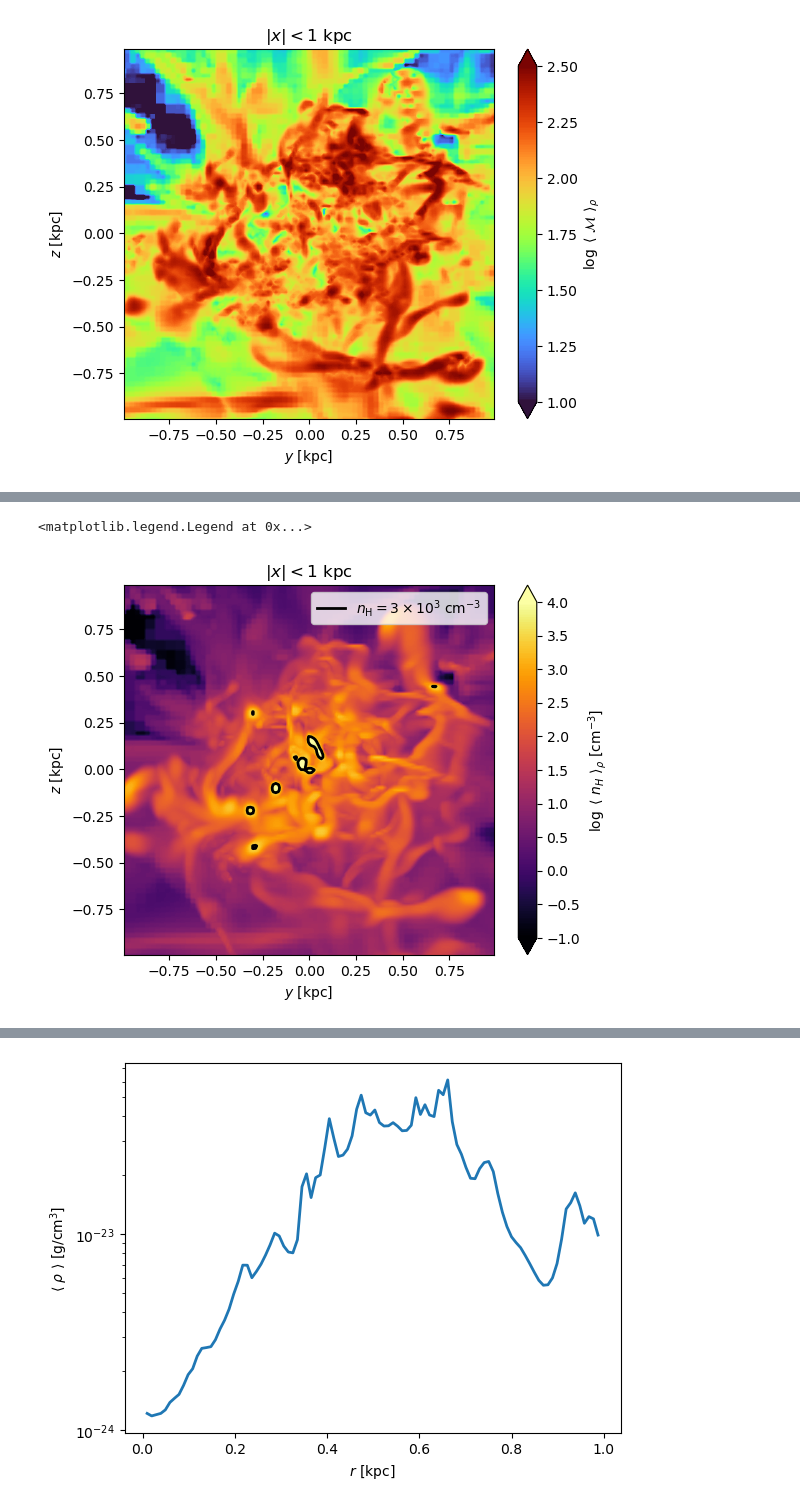
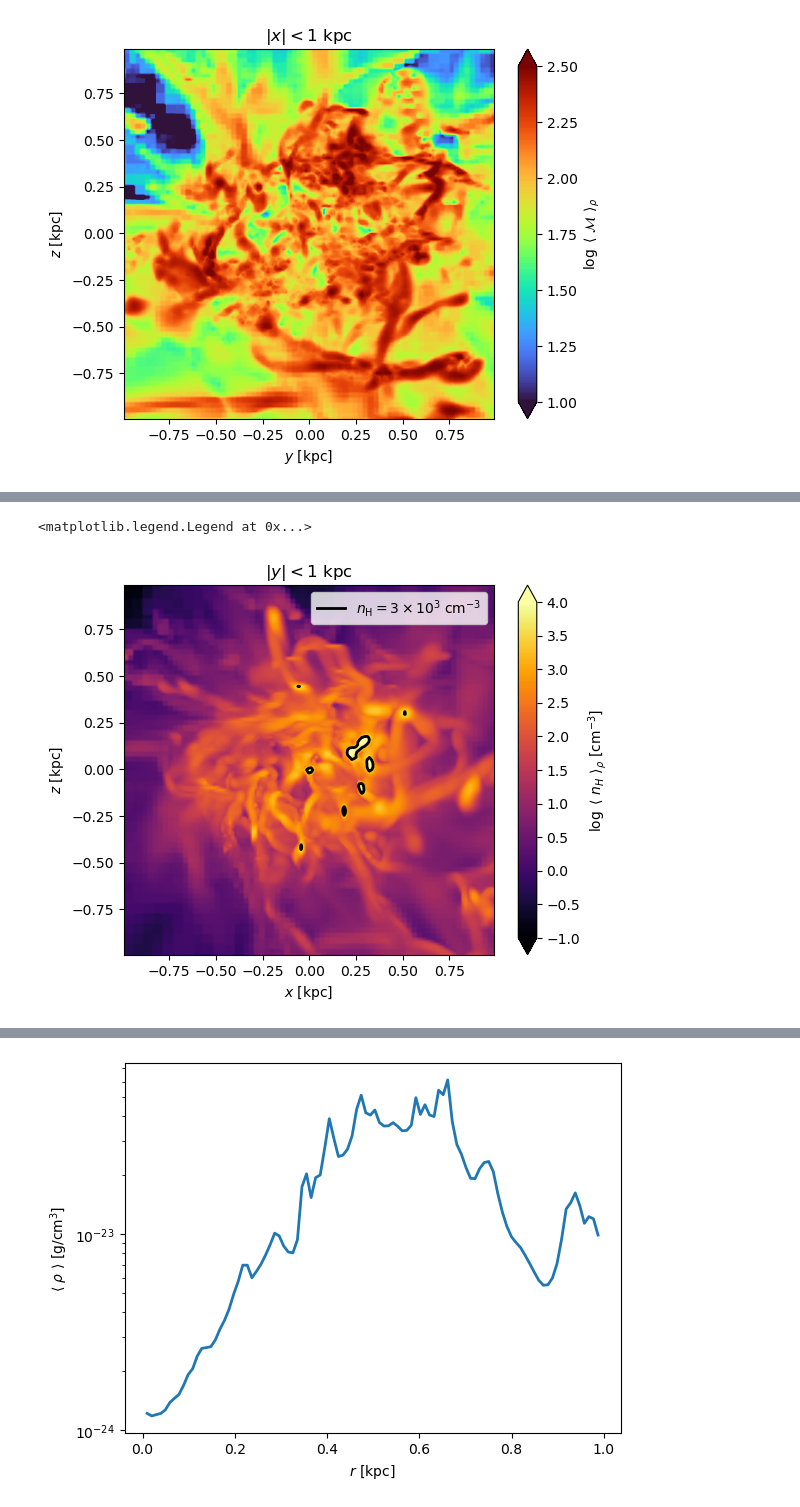
Before and after one commit to zandalman/RAMSES-analysis, a Jupyter notebook: analysis.ipynb, the cells around one changed output, grey strips where cells are left out. Drawn from its saved outputs; the diff is of its cells as text; code cells hidden in the pictures.

```diff
--- a/analysis.ipynb
+++ b/analysis.ipynb
@@ -210,21 +217,21 @@ Text(0.5, 1.0, '$|x| < 1~{\\rm kpc}$')
 # %%
-slice = X
+slice = Y
 slice_label = ["x", "y", "z"][slice]
 
 n_H_crit_ffb = 3e3
 cond_ffb = sim.n_H < n_H_crit_ffb
 
 sim.plot_slice(sim.n_H, (1e-1, 1e4), avg=True, slice=slice, weight=sim.density, project=True, do_log=True, cmap='inferno', cbar_label=r'$\log~\langle~n_H~\rangle_\rho$ [${\rm cm^{-3}}$]', cbar_tick_increment=0.5, isocontours=[n_H_crit_ffb])
 
 plt.title(r'$|%s| < 1~{\rm kpc}$' % slice_label)
 
 custom_lines = [Line2D([0], [0], color='black', lw=2)]
 plt.legend(custom_lines, [r'$n_{\rm H} = 3\times 10^{3}~{\rm cm^{-3}}$'])
 
 # sim.save_fig("density-proj-%s" % slice_label)
 # %% [output]
 <matplotlib.legend.Legend at 0x...>
-[figure, old version]
+[figure, new version]
 # %%
 n_H_2d, temperature_2d, mass_2d = sim.calc_phase(sim.n_H, sim.temp, (1e-4, 1e5), (1e1, 1e9), nbins=200)
 # %%
```
Also changed, not shown: parts of 16 cells of this notebook, 2 other files.
